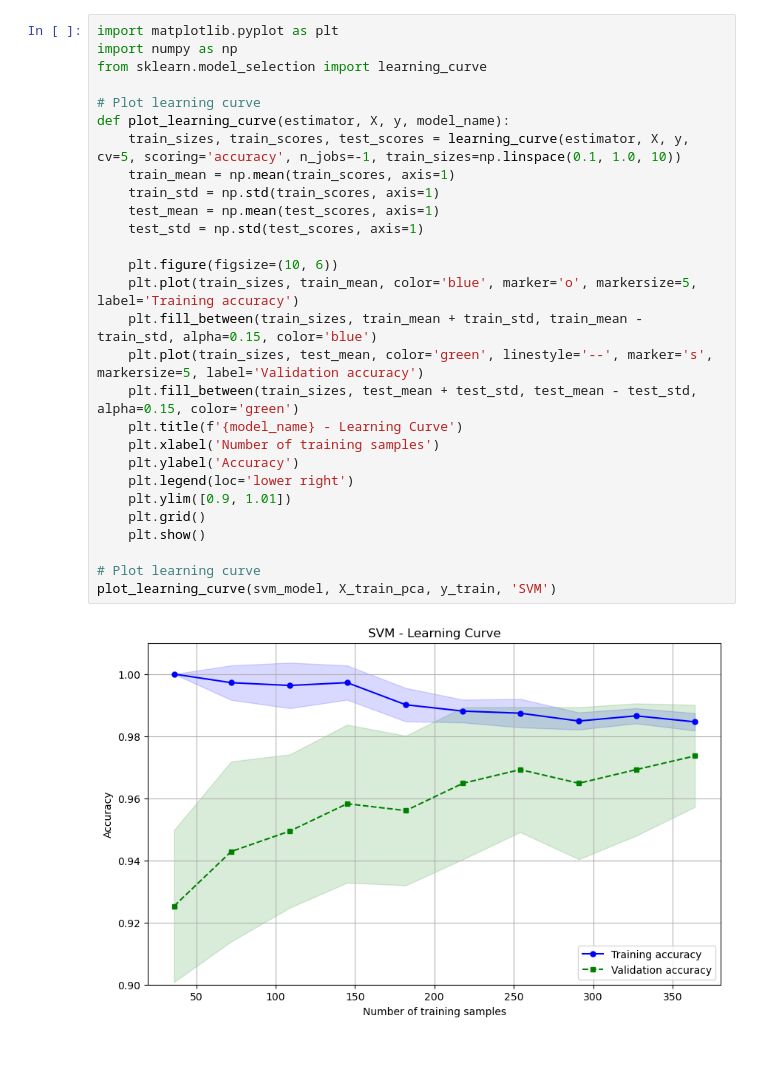
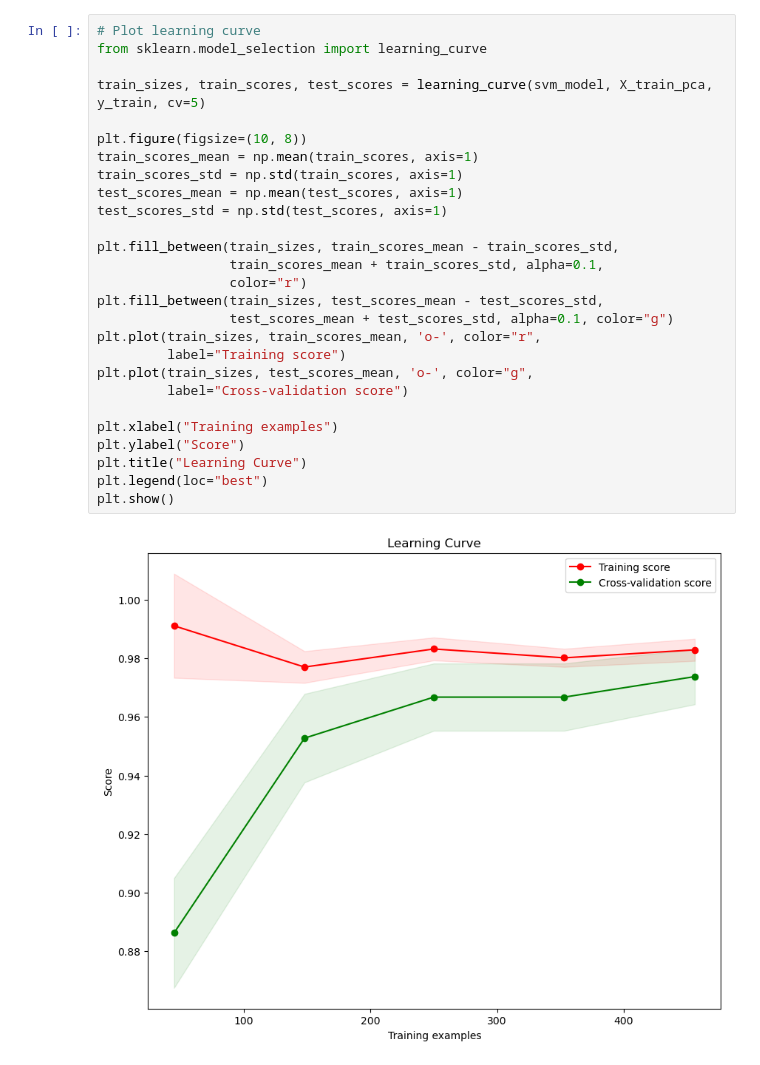
Before and after one commit to charvijain12/AI4BCancer, a Jupyter notebook: Models with PCA/SVM/SVM.ipynb, the cells around one changed output. Drawn from its saved outputs; the diff is of its cells as text.

```diff
--- a/Models with PCA/SVM/SVM.ipynb
+++ b/Models with PCA/SVM/SVM.ipynb
@@ -146,30 +158,29 @@ plt.show()
-# %%
-import matplotlib.pyplot as plt
-import numpy as np
-from sklearn.model_selection import learning_curve
-
-# Plot learning curve
-def plot_learning_curve(estimator, X, y, model_name):
-    train_sizes, train_scores, test_scores = learning_curve(estimator, X, y, cv=5, scoring='accuracy', n_jobs=-1, train_sizes=np.linspace(0.1, 1.0, 10))
-    train_mean = np.mean(train_scores, axis=1)
-    train_std = np.std(train_scores, axis=1)
-    test_mean = np.mean(test_scores, axis=1)
-    test_std = np.std(test_scores, axis=1)
-
-    plt.figure(figsize=(10, 6))
-    plt.plot(train_sizes, train_mean, color='blue', marker='o', markersize=5, label='Training accuracy')
-    plt.fill_between(train_sizes, train_mean + train_std, train_mean - train_std, alpha=0.15, color='blue')
-    plt.plot(train_sizes, test_mean, color='green', linestyle='--', marker='s', markersize=5, label='Validation accuracy')
-    plt.fill_between(train_sizes, test_mean + test_std, test_mean - test_std, alpha=0.15, color='green')
-    plt.title(f'{model_name} - Learning Curve')
-    plt.xlabel('Number of training samples')
-    plt.ylabel('Accuracy')
-    plt.legend(loc='lower right')
-    plt.ylim([0.9, 1.01])
-    plt.grid()
-    plt.show()
-
-# Plot learning curve
-plot_learning_curve(svm_model, X_train_pca, y_train, 'SVM')
-# %% [output]
-[figure, removed]
+# %%
+# Plot learning curve
+from sklearn.model_selection import learning_curve
+
+train_sizes, train_scores, test_scores = learning_curve(svm_model, X_train_pca, y_train, cv=5)
+
+plt.figure(figsize=(10, 8))
+train_scores_mean = np.mean(train_scores, axis=1)
+train_scores_std = np.std(train_scores, axis=1)
+test_scores_mean = np.mean(test_scores, axis=1)
+test_scores_std = np.std(test_scores, axis=1)
+
+plt.fill_between(train_sizes, train_scores_mean - train_scores_std,
+                 train_scores_mean + train_scores_std, alpha=0.1,
+                 color="r")
+plt.fill_between(train_sizes, test_scores_mean - test_scores_std,
+                 test_scores_mean + test_scores_std, alpha=0.1, color="g")
+plt.plot(train_sizes, train_scores_mean, 'o-', color="r",
+         label="Training score")
+plt.plot(train_sizes, test_scores_mean, 'o-', color="g",
+         label="Cross-validation score")
+
+plt.xlabel("Training examples")
+plt.ylabel("Score")
+plt.title("Learning Curve")
+plt.legend(loc="best")
+plt.show()
+# %% [output]
+[figure, added]
```
Also changed, not shown: parts of 18 cells of this notebook, 13 other files.
